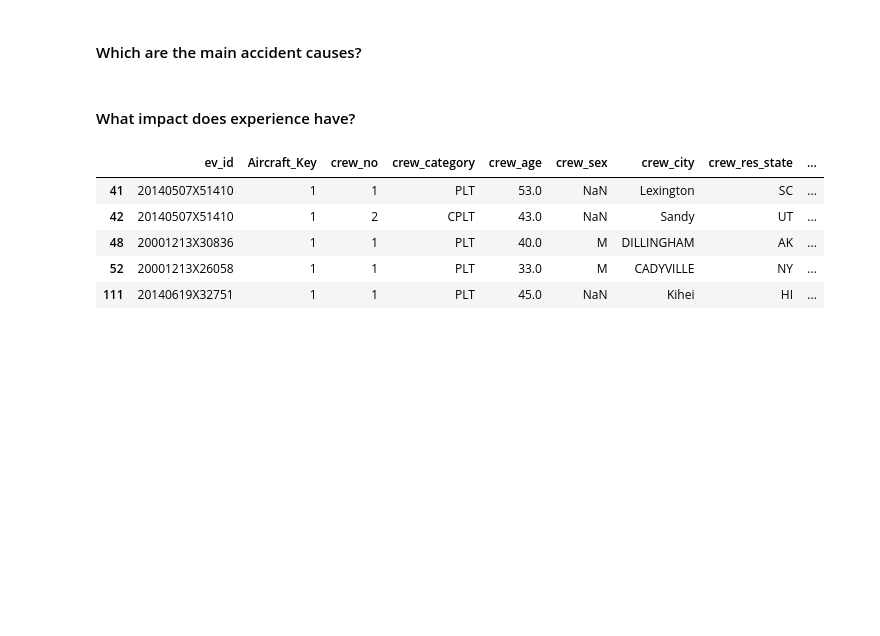
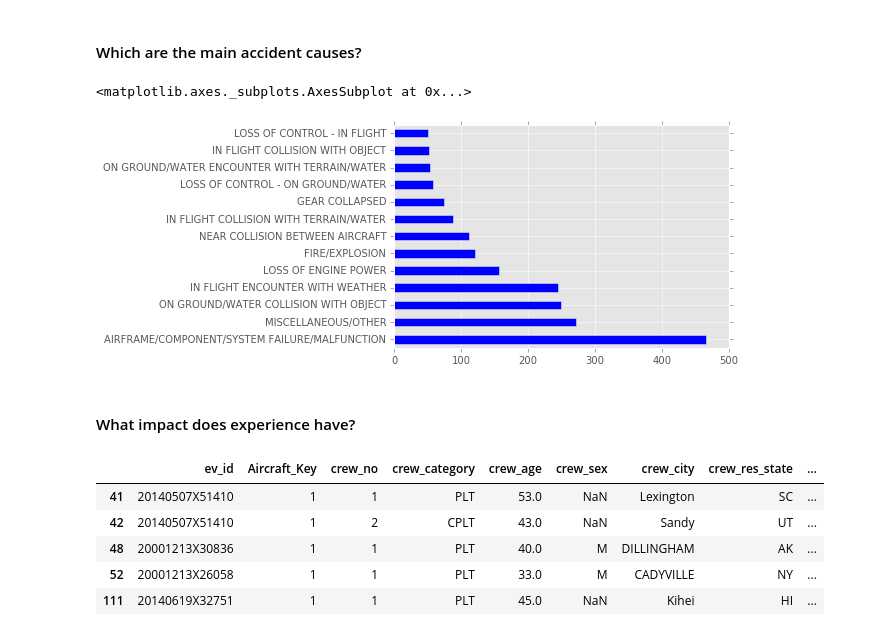
Before and after one commit to AeroPython/remove-before-flight, a Jupyter notebook: talk.ipynb, the cells around one changed output. Cells and saved outputs as stored; diff of their text form; code cells hidden in the pictures; blank space fills up the shorter version.

```diff
--- a/talk.ipynb
+++ b/talk.ipynb
@@ -389,3 +495,49 @@ Using matplotlib backend: Qt4Agg
+# %%
+far_121 = aircraft.where(aircraft['far_part']=='121')              # we make a DataFrame with the FAR type accidents we need
+# %%
+occurrences.loc[occurrences['Occurrence_Code'] == 131, 'Occurrence_Code'] = 130
+occurrences.loc[occurrences['Occurrence_Code'] == 171, 'Occurrence_Code'] = 170
+occurrences.loc[occurrences['Occurrence_Code'] == 172, 'Occurrence_Code'] = 170
+occurrences.loc[occurrences['Occurrence_Code'] == 191, 'Occurrence_Code'] = 190
+occurrences.loc[occurrences['Occurrence_Code'] == 192, 'Occurrence_Code'] = 190
+occurrences.loc[occurrences['Occurrence_Code'] == 193, 'Occurrence_Code'] = 190
+occurrences.loc[occurrences['Occurrence_Code'] == 195, 'Occurrence_Code'] = 190
+occurrences.loc[occurrences['Occurrence_Code'] == 232, 'Occurrence_Code'] = 230
+occurrences.loc[occurrences['Occurrence_Code'] == 271, 'Occurrence_Code'] = 270
+occurrences.loc[occurrences['Occurrence_Code'] == 351, 'Occurrence_Code'] = 350
+occurrences.loc[occurrences['Occurrence_Code'] == 352, 'Occurrence_Code'] = 350
+occurrences.loc[occurrences['Occurrence_Code'] == 353, 'Occurrence_Code'] = 350
+occurrences.loc[occurrences['Occurrence_Code'] == 354, 'Occurrence_Code'] = 350
+# %%
+a = occurrences['ev_id'].isin(far_121['ev_id'])
+a_1 = events['ev_id'].isin(far_121['ev_id'])
+
+occurrences_1 = occurrences[a]
+events_1 = events[a_1]
+
+occurrences_series_2 = occurrences_1['Occurrence_Code'].value_counts()
+occurrences_series_2 = occurrences_series_2[0:13]
+# %%
+Occurrences_dict = {130:'AIRFRAME/COMPONENT/SYSTEM FAILURE/MALFUNCTION',
+                    170:'FIRE/EXPLOSION',
+                    190:'GEAR COLLAPSED',
+                    220:'IN FLIGHT COLLISION WITH OBJECT',
+                    230:'IN FLIGHT COLLISION WITH TERRAIN/WATER',
+                    240:'IN FLIGHT ENCOUNTER WITH WEATHER',
+                    250:'LOSS OF CONTROL - IN FLIGHT',
+                    260:'LOSS OF CONTROL - ON GROUND/WATER',
+                    280:'NEAR COLLISION BETWEEN AIRCRAFT',
+                    310:'ON GROUND/WATER COLLISION WITH OBJECT',
+                    320:'ON GROUND/WATER ENCOUNTER WITH TERRAIN/WATER',
+                    350:'LOSS OF ENGINE POWER',
+                    430:'MISCELLANEOUS/OTHER'}
+
+occurrences_series_2 = occurrences_series_2.rename_axis(Occurrences_dict)
+# %%
+occurrences_series_2.plot.barh(stacked=True)
+# %% [output]
+<matplotlib.axes._subplots.AxesSubplot at 0x...>
+[figure, added]
 # %% [markdown]
 #### What impact does experience have?
 # %%
```
Also changed, not shown: parts of 8 cells of this notebook.
